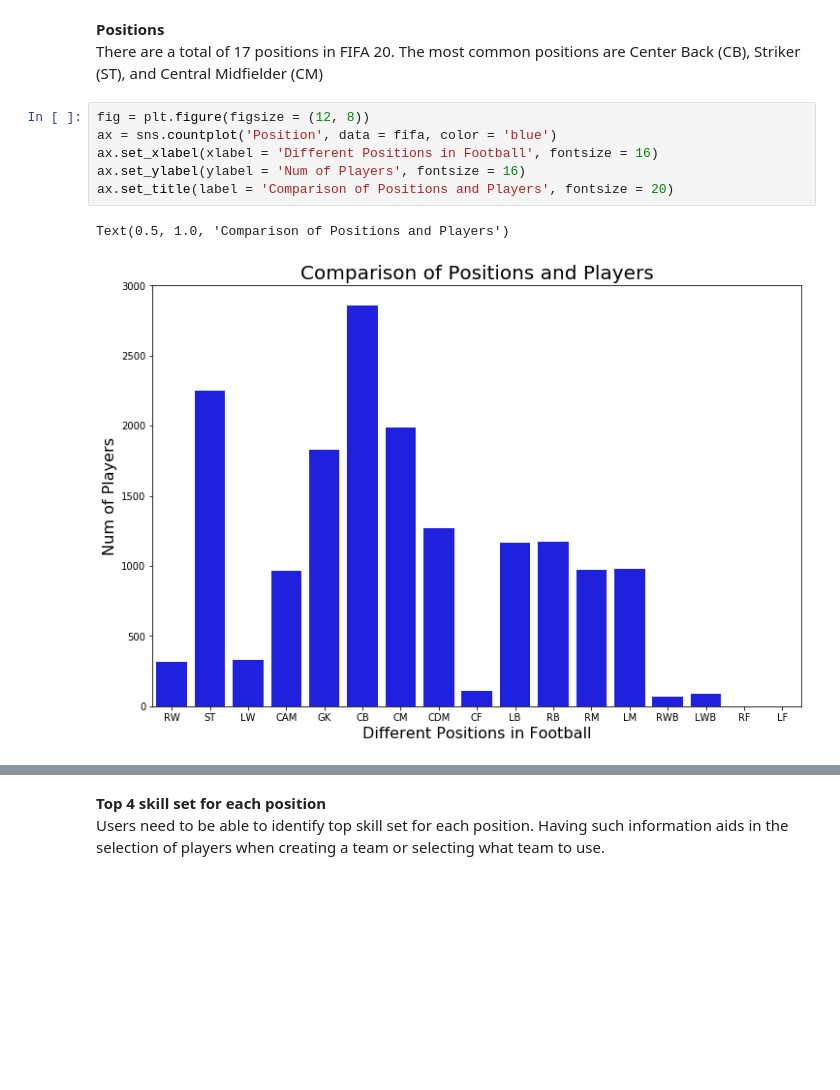
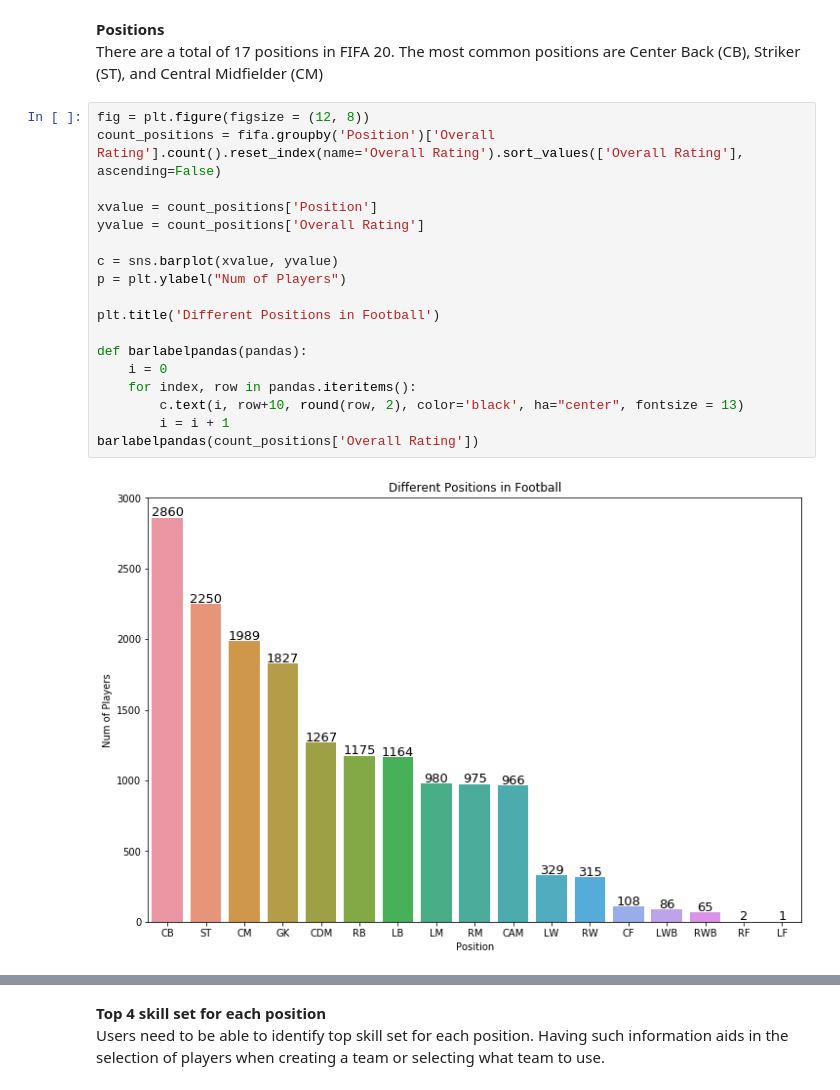
Before and after one commit to yte9pc/FIFA-20-Interactive-App, a Jupyter notebook: FIFAApp.ipynb, the cells around one changed output, grey strips where cells are left out. Drawn from its saved outputs; the diff is of its cells as text; blank space fills up the shorter version.

```diff
--- a/FIFAApp.ipynb
+++ b/FIFAApp.ipynb
@@ -137,12 +142,23 @@ ax1.grid(True)
 **Positions**
 <br>
 There are a total of 17 positions in FIFA 20. The most common positions are Center Back (CB), Striker (ST), and Central Midfielder (CM)
-# %%
-fig = plt.figure(figsize = (12, 8))
-ax = sns.countplot('Position', data = fifa, color = 'blue')
-ax.set_xlabel(xlabel = 'Different Positions in Football', fontsize = 16)
-ax.set_ylabel(ylabel = 'Num of Players', fontsize = 16)
-ax.set_title(label = 'Comparison of Positions and Players', fontsize = 20)
-# %% [output]
-Text(0.5, 1.0, 'Comparison of Positions and Players')
-[figure, removed]
+# %%
+fig = plt.figure(figsize = (12, 8))
+count_positions = fifa.groupby('Position')['Overall Rating'].count().reset_index(name='Overall Rating').sort_values(['Overall Rating'], ascending=False)
+
+xvalue = count_positions['Position']
+yvalue = count_positions['Overall Rating']
+
+c = sns.barplot(xvalue, yvalue)
+p = plt.ylabel("Num of Players")
+
+plt.title('Different Positions in Football')
+
+def barlabelpandas(pandas):
+    i = 0
+    for index, row in pandas.iteritems():
+        c.text(i, row+10, round(row, 2), color='black', ha="center", fontsize = 13)
+        i = i + 1
+barlabelpandas(count_positions['Overall Rating'])
+# %% [output]
+[figure, added]
```
Also changed, not shown: parts of 25 cells of this notebook.
